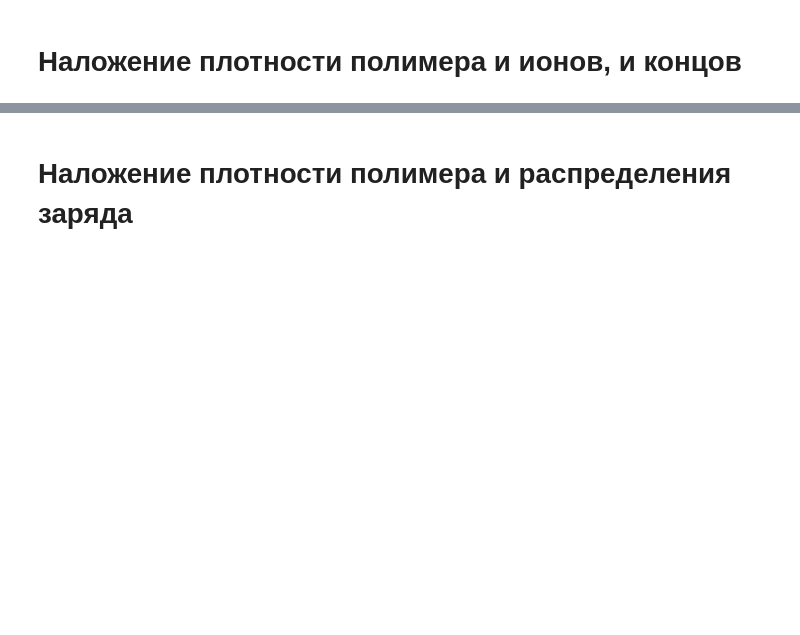
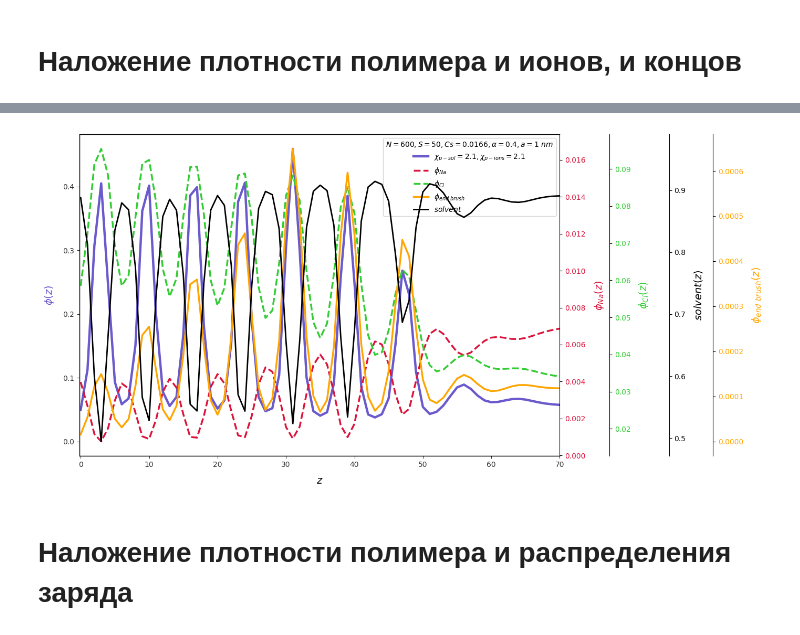
Before and after one commit to salatovaoaoaoa/PB_SCF, a Jupyter notebook: 05_solvent_chi_flat/Figures/Figure_3.ipynb, the cells around one changed output, grey strips where cells are left out. Saved outputs shown, nothing was run; the diff lists cells and outputs as text; code cells hidden in the pictures; blank space fills up the shorter version.

```diff
--- a/05_solvent_chi_flat/Figures/Figure_3.ipynb
+++ b/05_solvent_chi_flat/Figures/Figure_3.ipynb
@@ -155,3 +154,64 @@ plt.show()
+# %%
+# Создаем фигуру
+fig, ax1 = plt.subplots(figsize=(14, 7))  # Основная ось
+
+# Первый график для phi_brush
+line1, = ax1.plot(phi_brush, color='slateblue', label=f'$\\chi_{{p-sol}} = {chi}, \\chi_{{p-ions}} = {chi_ions}$', linewidth=3.2, linestyle="-")
+ax1.set_xlabel("$z$", fontsize=14, labelpad=10)
+ax1.set_ylabel("$\\phi(z)$", fontsize=14, labelpad=10, color='slateblue')
+ax1.tick_params(axis='y', labelcolor='slateblue')
+ax1.set_xlim(-0.2, 70)
+
+# Убираем верхнюю и правую границы
+ax1.spines["top"].set_visible(False)
+ax1.spines["right"].set_visible(False)
+ax1.spines["left"].set_color("#333333")
+ax1.spines["bottom"].set_color("#333333")
+ax1.tick_params(axis='both', which='major', labelsize=10, colors="#333333")
+
+# Вторая ось y для phi_Na
+ax2 = ax1.twinx()
+line2, = ax2.plot(phi_Na, color='crimson', label='$\\phi_{Na}$', linewidth=2.5, linestyle="--")
+ax2.set_ylabel("$\\phi_{Na}(z)$", fontsize=14, labelpad=10, color='crimson')
+ax2.tick_params(axis='y', labelcolor='crimson')
+
+# Третья ось y для phi_Cl
+ax3 = ax1.twinx()
+ax3.spines["right"].set_position(("outward", 68))
+line3, = ax3.plot(phi_Cl, color='limegreen', label='$\\phi_{Cl}$', linewidth=2.5, linestyle="--")
+ax3.set_ylabel("$\\phi_{Cl}(z)$", fontsize=14, labelpad=10, color='limegreen')
+ax3.tick_params(axis='y', labelcolor='limegreen')
+
+# Четвертая ось y для концов
+ax4 = ax1.twinx()
+ax4.spines["right"].set_position(("outward", 210))
+line4, = ax4.plot(phi_end_brush, color='orange', label='$\\phi_{end \\ brush}$', linewidth=2.5, linestyle="-")
+ax4.set_ylabel("$\\phi_{end \\ brush}(z)$", fontsize=14, labelpad=10, color='orange')
+ax4.tick_params(axis='y', labelcolor='orange')
+
+# Пятая ось y для растворителя
+ax5 = ax1.twinx()
+ax5.spines["right"].set_position(("outward", 150))
+line5, = ax5.plot(phi_W, color='black', label='$solvent$', linewidth=2, linestyle="-")
+ax5.set_ylabel("$solvent(z)$", fontsize=14, labelpad=10, color='black')
+ax5.tick_params(axis='y', labelcolor='black')
+
+# Собираем все линии для общей легенды
+lines = [line1, line2, line3, line4, line5]
+labels = [line.get_label() for line in lines]
+
+# Устанавливаем единую легенду в верхнем правом углу
+ax1.legend(lines, labels, fontsize=10, title=f'$N = {N}, S = {S_namics}, Cs = {Cs}, \\alpha = {alpha}, a = 1 \\ nm$',
+           title_fontsize=10, loc="upper right", frameon=True)
+
+# Убираем лишние отступы
+plt.tight_layout()
+
+plt.savefig('figure_1.pdf', dpi=300, bbox_inches='tight')
+# Отображаем график
+plt.show()
+# %% [output]
+[figure, added]
 # %% [markdown]
 # Наложение плотности полимера и распределения заряда
 # %%
```
Also changed, not shown: parts of 4 cells of this notebook, 12 other files.
